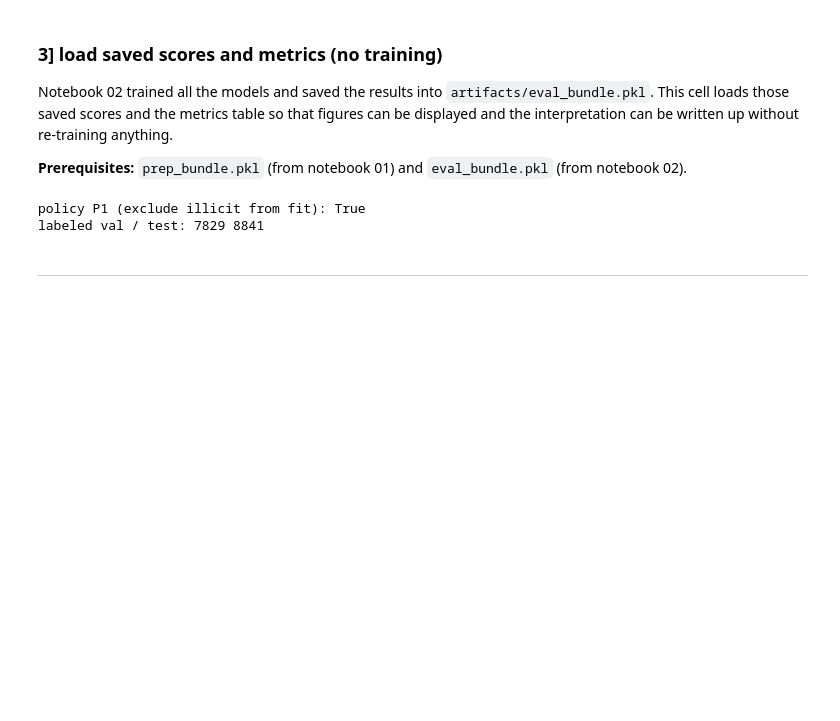
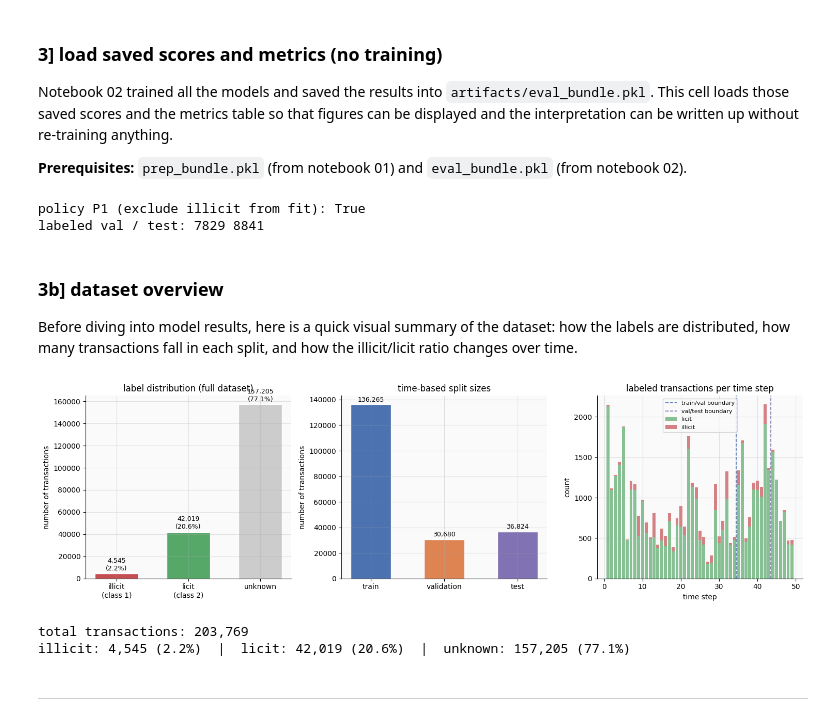
Before and after one commit to saaachis/unsupervised-graph-fraud-detection-bitcoin, a Jupyter notebook: notebooks/03_report_and_interpretation.ipynb, the cells around one changed output. Saved outputs shown, nothing was run; the diff lists cells and outputs as text; code cells hidden in the pictures; blank space fills up the shorter version.

```diff
--- a/notebooks/03_report_and_interpretation.ipynb
+++ b/notebooks/03_report_and_interpretation.ipynb
@@ -121,6 +146,71 @@ print("labeled val / test:", int(m_val.sum()), int(m_test.sum()))
 # %% [output]
 policy P1 (exclude illicit from fit): True
 labeled val / test: 7829 8841
+# %% [markdown]
+### 3b] dataset overview
+
+Before diving into model results, here is a quick visual summary of the dataset: how the labels are distributed, how many transactions fall in each split, and how the illicit/licit ratio changes over time.
+# %%
+time_step = B["time_step"]
+train_mask = B["train_mask"]
+
+fig, axes = plt.subplots(1, 3, figsize=(15, 4.5))
+
+# --- 1. class distribution ---
+labels = ['illicit\n(class 1)', 'licit\n(class 2)', 'unknown']
+counts = [(class_str == '1').sum(), (class_str == '2').sum(), (class_str == 'unknown').sum()]
+colors = ['#c44e52', '#55a868', '#cccccc']
+bars = axes[0].bar(labels, counts, color=colors, edgecolor='white', width=0.6)
+for bar, cnt in zip(bars, counts):
+    axes[0].text(bar.get_x() + bar.get_width()/2, bar.get_height() + 1500,
+                 f'{cnt:,}\n({cnt/len(class_str)*100:.1f}%)',
+                 ha='center', va='bottom', fontsize=9)
+axes[0].set_title('label distribution (full dataset)')
+axes[0].set_ylabel('number of transactions')
+
+# --- 2. split sizes ---
+split_names = ['train', 'validation', 'test']
+split_counts = [int(train_mask.sum()), int(val_mask.sum()), int(test_mask.sum())]
+split_colors = ['#4c72b0', '#dd8452', '#8172b3']
+bars2 = axes[1].bar(split_names, split_counts, color=split_colors, edgecolor='white', width=0.55)
+for bar, cnt in zip(bars2, split_counts):
+    axes[1].text(bar.get_x() + bar.get_width()/2, bar.get_height() + 1000,
+                 f'{cnt:,}', ha='center', va='bottom', fontsize=9)
+axes[1].set_title('time-based split sizes')
+axes[1].set_ylabel('number of transactions')
+
+# --- 3. illicit ratio over time ---
+ts_unique = np.sort(np.unique(time_step))
+illicit_by_ts = []
+licit_by_ts = []
+for t in ts_unique:
+    mask_t = time_step == t
+    n_ill = ((class_str == '1') & mask_t).sum()
+    n_lic = ((class_str == '2') & mask_t).sum()
+    illicit_by_ts.append(n_ill)
+    licit_by_ts.append(n_lic)
+
+axes[2].bar(ts_unique, licit_by_ts, color='#55a868', alpha=0.7, label='licit', width=0.8)
+axes[2].bar(ts_unique, illicit_by_ts, bottom=licit_by_ts, color='#c44e52', alpha=0.7, label='illicit', width=0.8)
+train_end = ts_unique[train_mask[np.isin(time_step, ts_unique)].sum() > 0]
+axes[2].axvline(x=34.5, color='#4c72b0', ls='--', lw=1.2, label='train/val boundary')
+axes[2].axvline(x=43.5, color='#8172b3', ls='--', lw=1.2, label='val/test boundary')
+axes[2].set_title('labeled transactions per time step')
+axes[2].set_xlabel('time step')
+axes[2].set_ylabel('count')
+axes[2].legend(fontsize=8)
+
+plt.tight_layout()
+plt.show()
+
+print(f"total transactions: {len(class_str):,}")
+print(f"illicit: {(class_str=='1').sum():,} ({(class_str=='1').mean()*100:.1f}%)  |  "
+      f"licit: {(class_str=='2').sum():,} ({(class_str=='2').mean()*100:.1f}%)  |  "
+      f"unknown: {(class_str=='unknown').sum():,} ({(class_str=='unknown').mean()*100:.1f}%)")
+# %% [output]
+[figure, added]
+total transactions: 203,769
+illicit: 4,545 (2.2%)  |  licit: 42,019 (20.6%)  |  unknown: 157,205 (77.1%)
 # %% [markdown]
 ***
 # %% [markdown]
```
Also changed, not shown: parts of 17 cells of this notebook.
